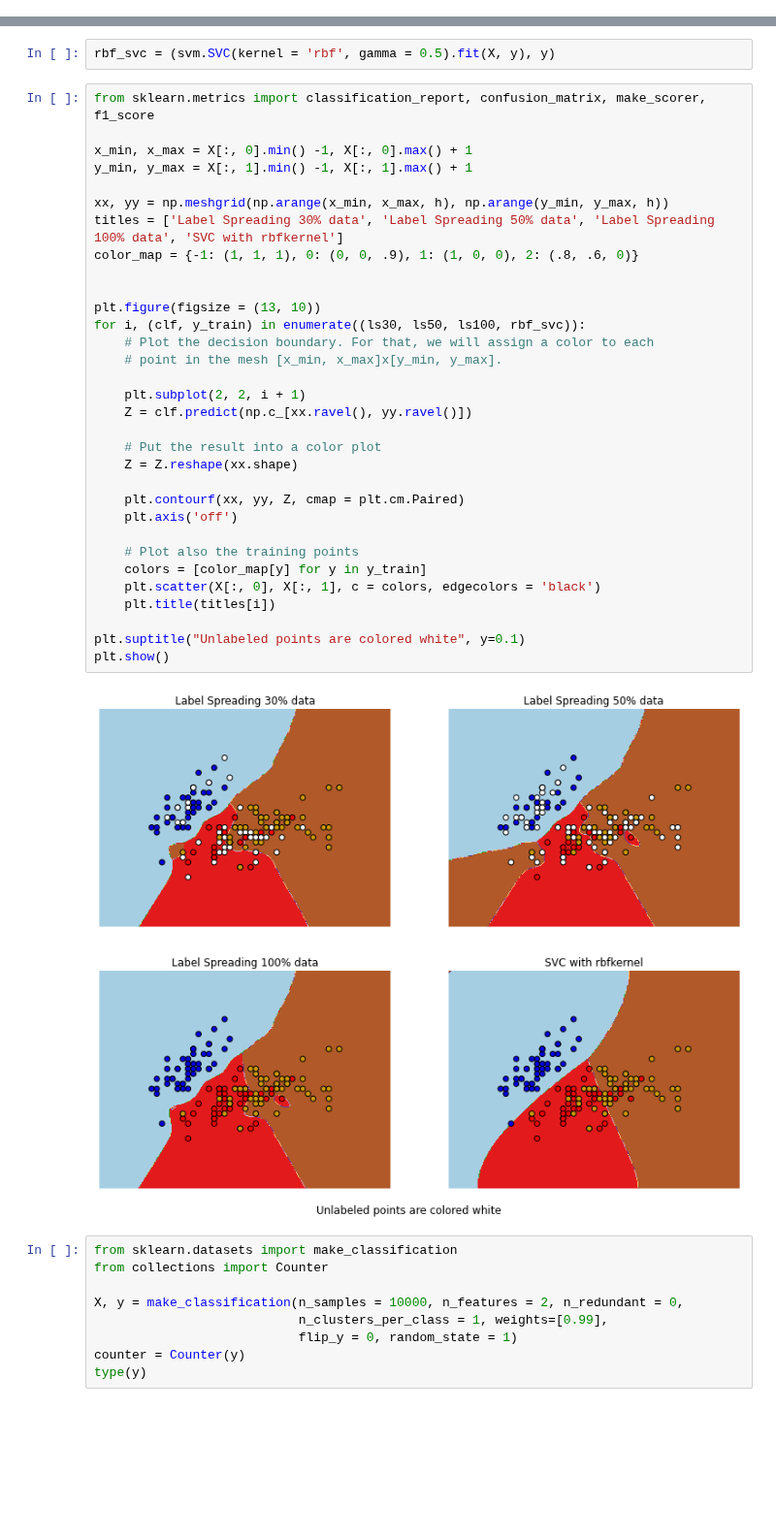
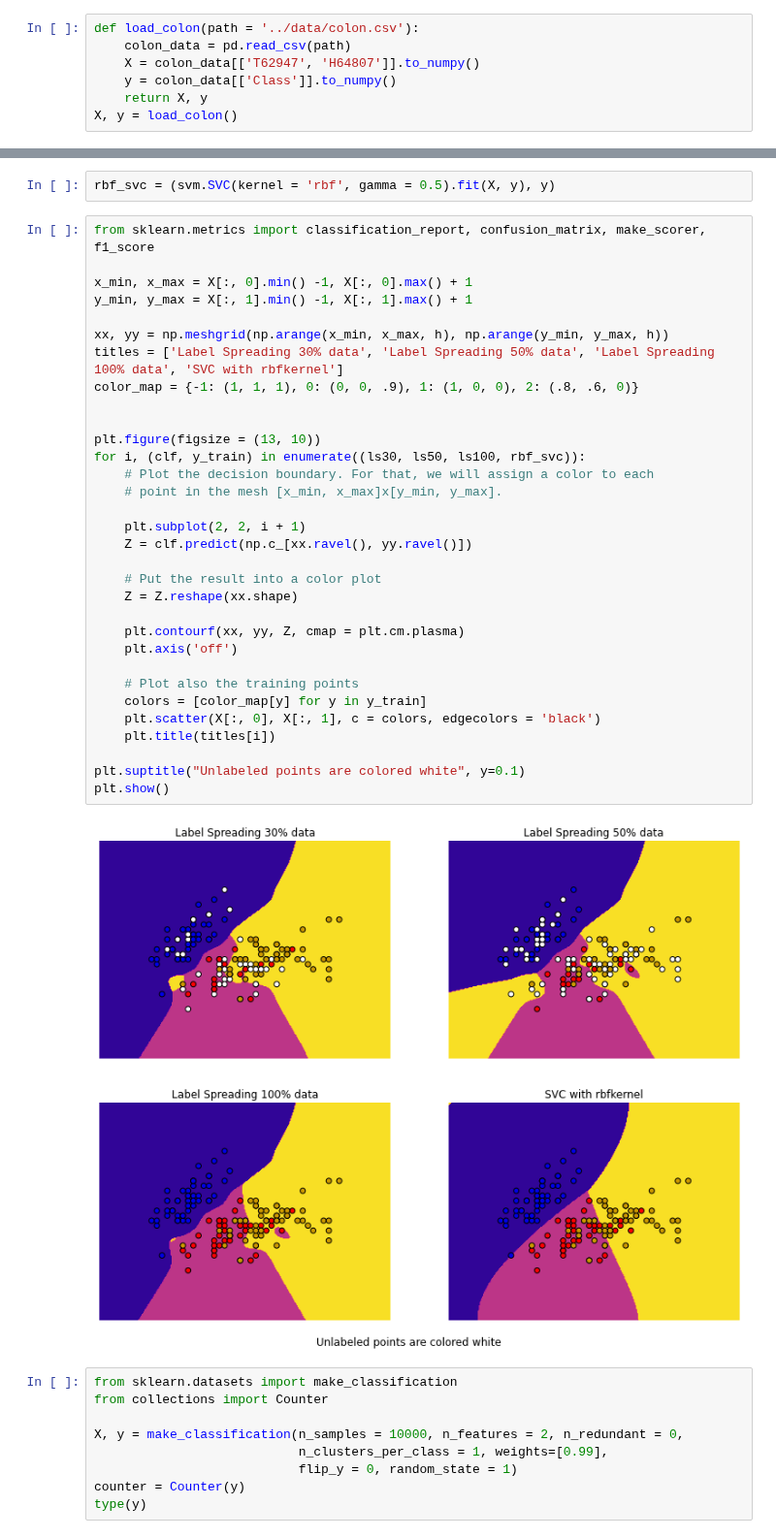
Before and after one commit to rrwabina/RADI608, a Jupyter notebook: Python Lectures/07 Semi-Supervised Learning/scripts/semisupervised.ipynb, the cells around one changed output, grey strips where cells are left out. Shown at 97% size. Cells and saved outputs as stored; diff of their text form; blank space fills up the shorter version.

```diff
--- a/Python Lectures/07 Semi-Supervised Learning/scripts/semisupervised.ipynb
+++ b/Python Lectures/07 Semi-Supervised Learning/scripts/semisupervised.ipynb
@@ -12,3 +12,10 @@ rng = np.random.RandomState(0)
 iris = datasets.load_iris()
 X = iris.data[:, :2]
 y = iris.target
+# %%
+def load_colon(path = '../data/colon.csv'):
+    colon_data = pd.read_csv(path)
+    X = colon_data[['T62947', 'H64807']].to_numpy()
+    y = colon_data[['Class']].to_numpy()
+    return X, y
+X, y = load_colon()
@@ -31,35 +42,35 @@ from sklearn.metrics import classification_report, confusion_matrix, make_scorer
 
 x_min, x_max = X[:, 0].min() -1, X[:, 0].max() + 1
 y_min, y_max = X[:, 1].min() -1, X[:, 1].max() + 1
 
 xx, yy = np.meshgrid(np.arange(x_min, x_max, h), np.arange(y_min, y_max, h))
 titles = ['Label Spreading 30% data', 'Label Spreading 50% data', 'Label Spreading 100% data', 'SVC with rbfkernel']
 color_map = {-1: (1, 1, 1), 0: (0, 0, .9), 1: (1, 0, 0), 2: (.8, .6, 0)}
 
 
 plt.figure(figsize = (13, 10))
 for i, (clf, y_train) in enumerate((ls30, ls50, ls100, rbf_svc)):
     # Plot the decision boundary. For that, we will assign a color to each
     # point in the mesh [x_min, x_max]x[y_min, y_max].
 
     plt.subplot(2, 2, i + 1)
     Z = clf.predict(np.c_[xx.ravel(), yy.ravel()])
 
     # Put the result into a color plot
     Z = Z.reshape(xx.shape)
 
-    plt.contourf(xx, yy, Z, cmap = plt.cm.Paired)
+    plt.contourf(xx, yy, Z, cmap = plt.cm.plasma)
     plt.axis('off')
 
     # Plot also the training points
     colors = [color_map[y] for y in y_train]
     plt.scatter(X[:, 0], X[:, 1], c = colors, edgecolors = 'black')
     plt.title(titles[i])
 
 plt.suptitle("Unlabeled points are colored white", y=0.1)
 plt.show()
 # %% [output]
-[figure, old version]
+[figure, new version]
 # %%
 from sklearn.datasets import make_classification
 from collections import Counter
```
Also changed, not shown: parts of 2 cells of this notebook, 5 other files.
